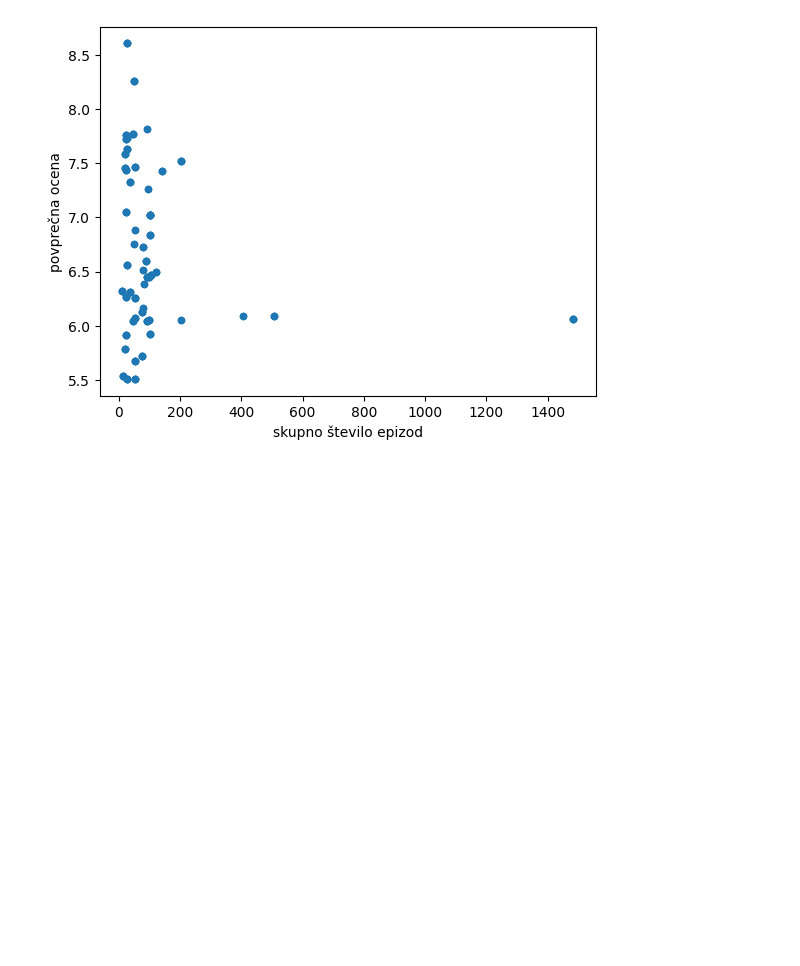
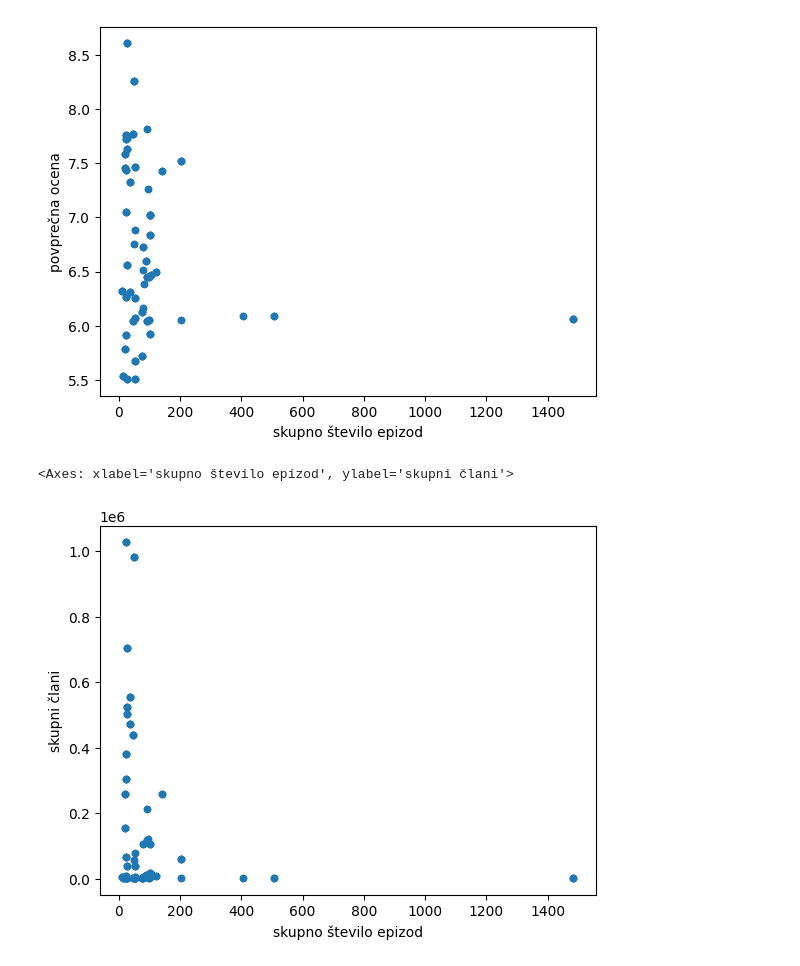
Before and after one commit to lrozman/Projektna-naloga-UVP---Rozman-Lara, a Jupyter notebook: analiza.ipynb, the cells around one changed output. Cells and saved outputs as stored; diff of their text form; code cells hidden in the pictures; blank space fills up the shorter version.

```diff
--- a/analiza.ipynb
+++ b/analiza.ipynb
@@ -706,7 +706,7 @@ ime_fransiz.drop(index=ime_fransiz[ime_fransiz["id_fransize"] != ime_fransiz["id
 # Se delamo, da je vse prav za danes.
 
 samo_fransize = pd.merge(samo_fransize, ime_fransiz, left_on="id_fransize", right_on="id_fransize")
-samo_fransize = samo_fransize[["id_fransize", "naslov_y", "id_anime_x", "naslov_x", "ocena", "število epizod", "vir", "leto premiere", "dolzina epizode v minutah", "demografika"]]
+samo_fransize = samo_fransize[["id_fransize", "naslov_y", "id_anime_x", "naslov_x", "ocena", "število epizod", "vir", "leto premiere", "dolzina epizode v minutah", "demografika", "člani"]]
 samo_fransize #naslov_y je naslov fransize
 # %% [output]
 |  | id_fransize | naslov_y | id_anime_x | naslov_x | ocena | število epizod | vir | leto premiere | ... |
@@ -748,7 +748,8 @@ samo_fransize
 # %%
 skupno_fransize = pd.DataFrame({
     "skupno število epizod": samo_fransize.groupby("naslov_y")["število epizod"].sum(),
-    "povprečna ocena": samo_fransize.groupby("naslov_y")["ocena"].mean()
+    "povprečna ocena": samo_fransize.groupby("naslov_y")["ocena"].mean(),
+    "skupni člani": samo_fransize.groupby("naslov_y")["člani"].sum()
     })
 
 podatki_fransize = pd.merge(samo_fransize, skupno_fransize, left_on="naslov_y", right_on="naslov_y")
@@ -758,3 +759,8 @@ podatki_fransize.plot.scatter(x="skupno število epizod", y="povprečna ocena")
 # %% [output]
 <Axes: xlabel='skupno število epizod', ylabel='povprečna ocena'>
 [figure]
+# %%
+podatki_fransize.plot.scatter(x="skupno število epizod", y="skupni člani")
+# %% [output]
+<Axes: xlabel='skupno število epizod', ylabel='skupni člani'>
+[figure, added]
```
Also changed, not shown: parts of 2 cells of this notebook.
